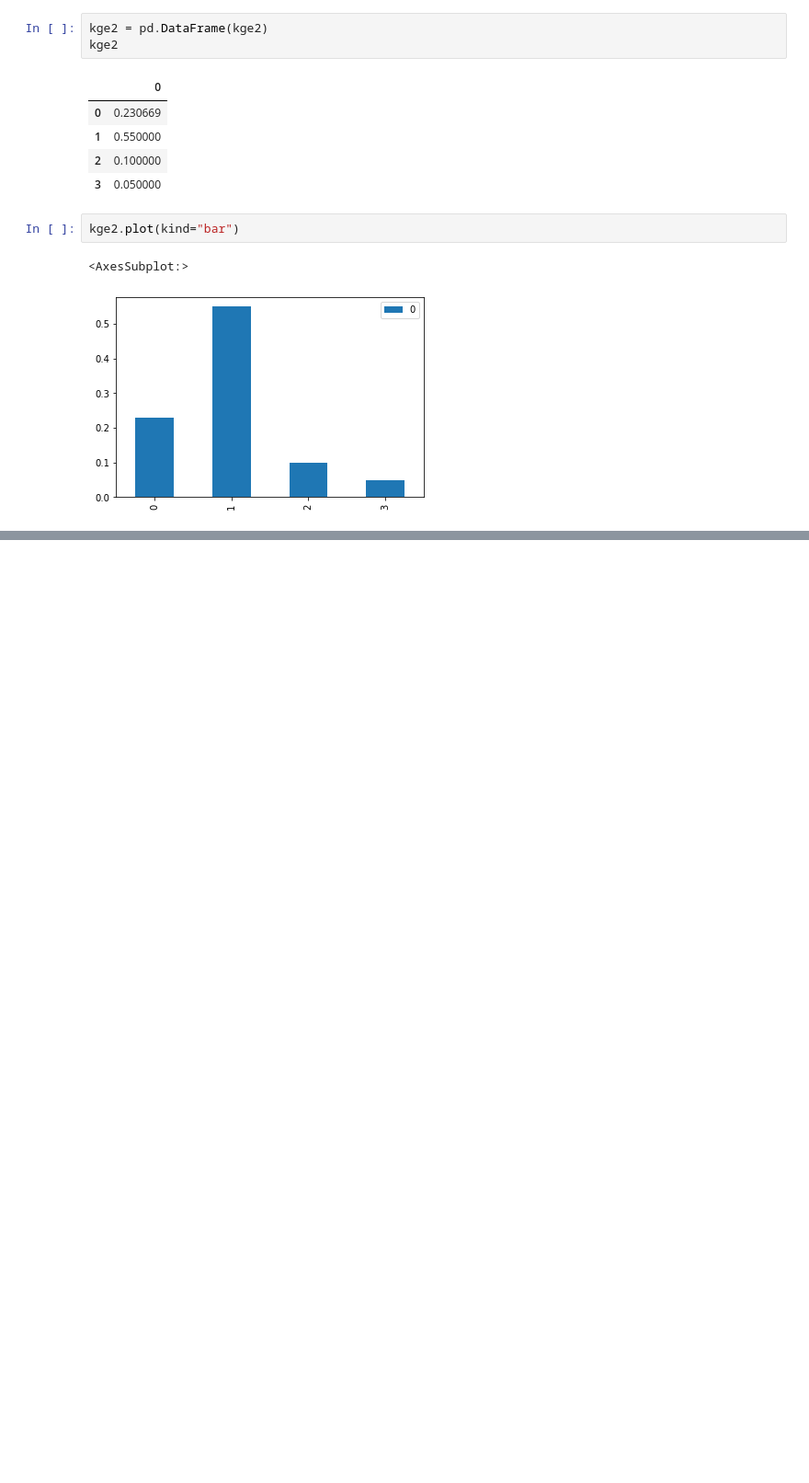
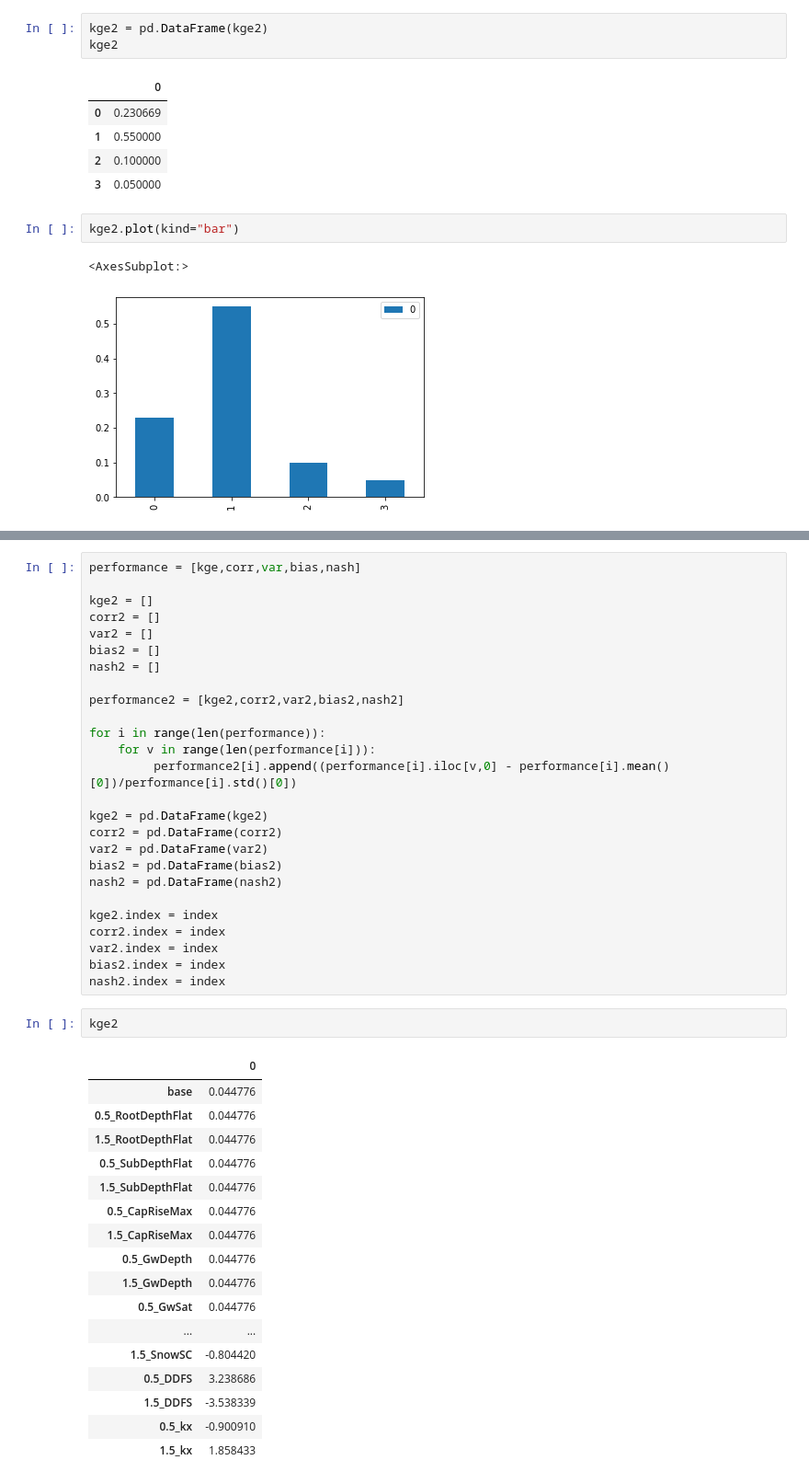
Before and after one commit to SQPaul/Olivares, a Jupyter notebook: testing_things.ipynb, the cells around one changed output, grey strips where cells are left out. Shown at 92% size. Cells and saved outputs as stored; diff of their text form; blank space fills up the shorter version.

```diff
--- a/testing_things.ipynb
+++ b/testing_things.ipynb
@@ -79,0 +127,46 @@ kge2.plot(kind="bar")
+# %%
+performance = [kge,corr,var,bias,nash]
+
+kge2 = []
+corr2 = []
+var2 = []
+bias2 = []
+nash2 = []
+
+performance2 = [kge2,corr2,var2,bias2,nash2]
+
+for i in range(len(performance)):
+    for v in range(len(performance[i])):
+         performance2[i].append((performance[i].iloc[v,0] - performance[i].mean()[0])/performance[i].std()[0])
+
+kge2 = pd.DataFrame(kge2)
+corr2 = pd.DataFrame(corr2)
+var2 = pd.DataFrame(var2)
+bias2 = pd.DataFrame(bias2)
+nash2 = pd.DataFrame(nash2)
+
+kge2.index = index
+corr2.index = index
+var2.index = index
+bias2.index = index
+nash2.index = index
+# %%
+kge2
+# %% [output]
+|  | 0 |
+| base | 0.044776 |
+| 0.5_RootDepthFlat | 0.044776 |
+| 1.5_RootDepthFlat | 0.044776 |
+| 0.5_SubDepthFlat | 0.044776 |
+| 1.5_SubDepthFlat | 0.044776 |
+| 0.5_CapRiseMax | 0.044776 |
+| 1.5_CapRiseMax | 0.044776 |
+| 0.5_GwDepth | 0.044776 |
+| 1.5_GwDepth | 0.044776 |
+| 0.5_GwSat | 0.044776 |
+| ... | ... |
+| 1.5_SnowSC | -0.804420 |
+| 0.5_DDFS | 3.238686 |
+| 1.5_DDFS | -3.538339 |
+| 0.5_kx | -0.900910 |
+| 1.5_kx | 1.858433 |
```
Also changed, not shown: parts of 10 cells of this notebook, 5 other files.
